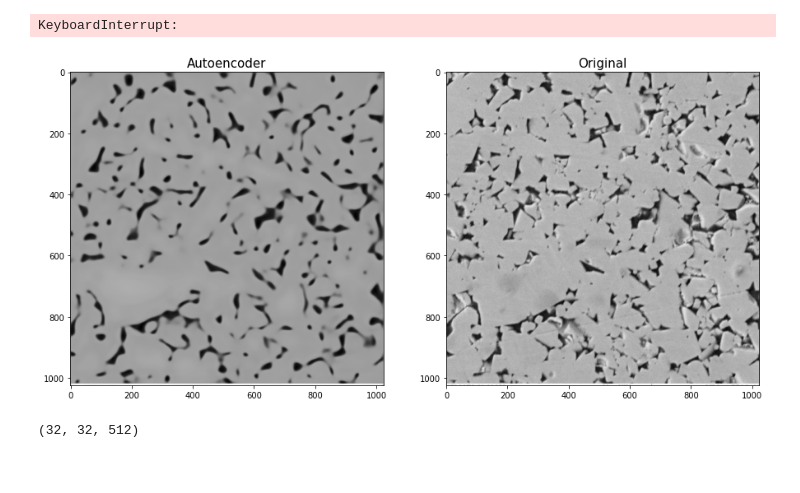
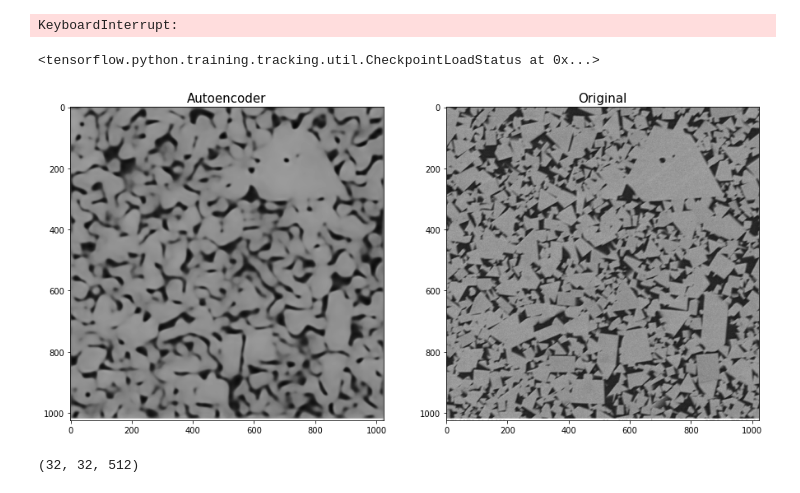
Before and after one commit to dkagramanyan/WC-Co_computer_vision, a Jupyter notebook: 06-NN.ipynb, the cells around one changed output. Saved outputs shown, nothing was run; the diff lists cells and outputs as text; code cells hidden in the pictures.

```diff
--- a/06-NN.ipynb
+++ b/06-NN.ipynb
@@ -61,3 +59,9 @@ x_train, x_test, y_train, y_test = train_test_split(  all_images_rgb[:10],all_im
+# %%
+x_train, x_test, y_train, y_test = train_test_split(  all_images_rgb,all_images_rgb, test_size=0.2 )
+name=f'u2net_{datetime.datetime.now().date()}'
+log_dir=f'data/logs/{name}_tensorboard/'
+checkpoint_filepath = f'data/logs/{name}_checkpoint/checkpoints/'
+csv_log_filepath= f'data/logs/train_csv/{name}.csv'
 # %%
 optim=tf.keras.optimizers.RMSprop(learning_rate=0.0001, rho=0.9, momentum=0.1, epsilon=1e-07, centered=True)
 
@@ -117,22 +117,37 @@ KeyboardInterrupt:
 # %%
 loss=0.0089
 net.save_weights(f'u2net_loss={loss}.h5')
+# %%
+image_shape = (1024, 1024, 1)
+inputs = tf.keras.Input(shape=image_shape)
+net = U2NET(1)
+out = net(inputs)
+# net.built=True
+# net.load_weights('data/saved_models/u2net_loss=0.0089.h5')
+
+model=tf.keras.Model(inputs=inputs, outputs=out[0], name='u2netmodel')
+model.built=True
+model.load_weights('data/logs/u2net_2021-11-18_checkpoint/checkpoints/')
+# %% [output]
+<tensorflow.python.training.tracking.util.CheckpointLoadStatus at 0x...>
 # %%
 #predict=model.predict(tf.expand_dims(all_images_rgb[0],axis=0))[0]
-predict=net(tf.expand_dims(x_test[3],axis=0))[0][0]
+n=60
 
-original=x_test[3]
+predict=net(tf.expand_dims(x_test[n],axis=0))[0][0]
+
+original=x_test[n]
 
 fig, (ax1, ax2) = plt.subplots(1, 2,figsize=(15,15))
 ax1.imshow(predict,cmap='gray')
 ax1.set_title('Autoencoder',fontsize=15)
 
 ax2.imshow(original,cmap='gray')
 ax2.set_title('Original',fontsize=15)
-plt.savefig(f'autoencoder_test_loss={loss}.png')
+plt.savefig(f'autoencoder{name}.png')
 plt.show()
 # %% [output]
-[figure, old version]
+[figure, new version]
 # %%
 net(tf.expand_dims(all_images_rgb[0],axis=0))[1][0].numpy().shape
 # %% [output]
```
Also changed, not shown: parts of 2 cells of this notebook, 2 other files.
